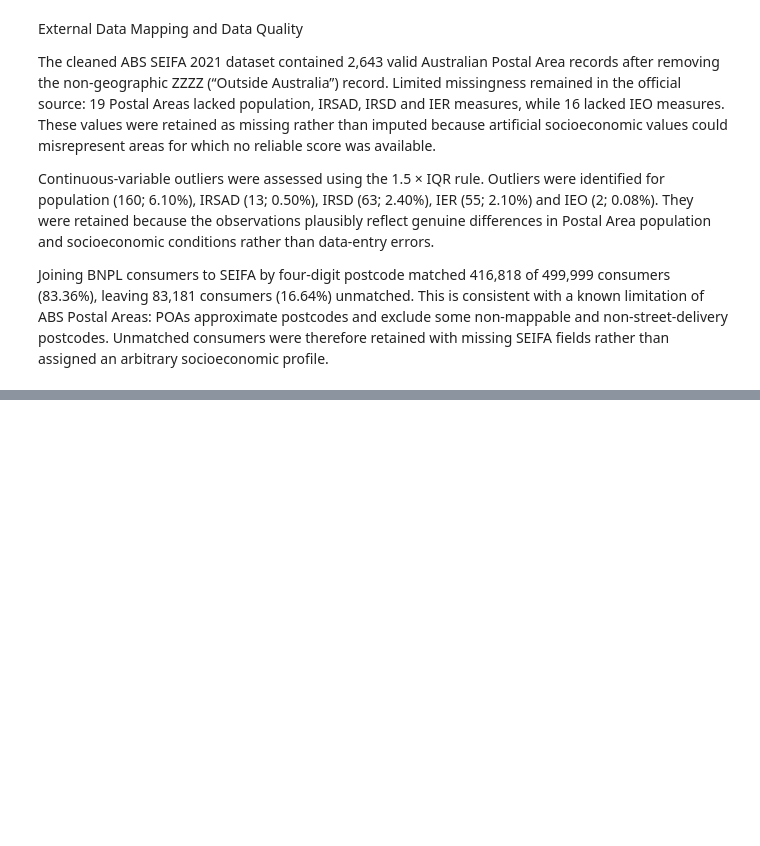
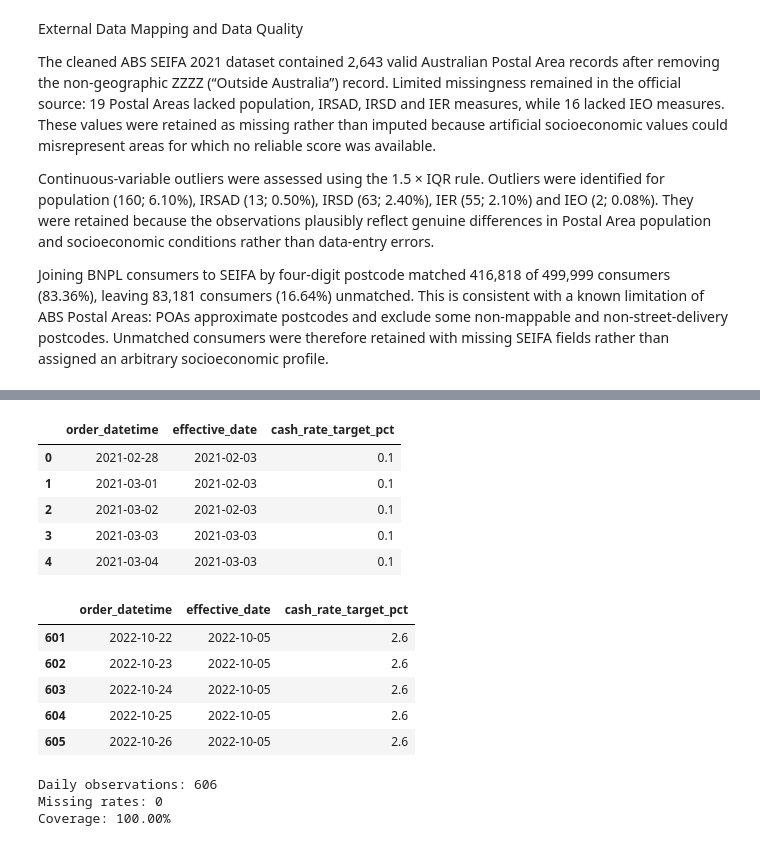
Before and after one commit to cat-vg19/project-2-group-buy-now-pay-later-industry-project-21, a Jupyter notebook: notebooks/externaldataset1.ipynb, the cells around one changed output, grey strips where cells are left out. Drawn from its saved outputs; the diff is of its cells as text; code cells hidden in the pictures; blank space fills up the shorter version.

```diff
--- a/notebooks/externaldataset1.ipynb
+++ b/notebooks/externaldataset1.ipynb
@@ -508,0 +636,52 @@ Joining BNPL consumers to SEIFA by four-digit postcode matched 416,818 of 499,99
+# %%
+# mapping RBA to BNPL to see if it satisfies conditions
+daily_dates = pd.DataFrame({
+    "order_datetime": pd.date_range(
+        start="2021-02-28",
+        end="2022-10-26",
+        freq="D"
+    )
+})
+
+rba_daily = pd.merge_asof(
+    daily_dates.sort_values("order_datetime"),
+    rba[
+        ["effective_date", "cash_rate_target_pct"]
+    ].sort_values("effective_date"),
+    left_on="order_datetime",
+    right_on="effective_date",
+    direction="backward"
+)
+
+display(rba_daily.head())
+display(rba_daily.tail())
+# %% [output]
+|  | order_datetime | effective_date | cash_rate_target_pct |
+| 0 | 2021-02-28 | 2021-02-03 | 0.1 |
+| 1 | 2021-03-01 | 2021-02-03 | 0.1 |
+| 2 | 2021-03-02 | 2021-02-03 | 0.1 |
+| 3 | 2021-03-03 | 2021-03-03 | 0.1 |
+| 4 | 2021-03-04 | 2021-03-03 | 0.1 |
+|  | order_datetime | effective_date | cash_rate_target_pct |
+| 601 | 2022-10-22 | 2022-10-05 | 2.6 |
+| 602 | 2022-10-23 | 2022-10-05 | 2.6 |
+| 603 | 2022-10-24 | 2022-10-05 | 2.6 |
+| 604 | 2022-10-25 | 2022-10-05 | 2.6 |
+| 605 | 2022-10-26 | 2022-10-05 | 2.6 |
+# %%
+# double checking
+print("Daily observations:", len(rba_daily))
+
+print(
+    "Missing rates:",
+    rba_daily["cash_rate_target_pct"].isna().sum()
+)
+
+print(
+    "Coverage:",
+    f"{rba_daily['cash_rate_target_pct'].notna().mean() * 100:.2f}%"
+)
+# %% [output]
+Daily observations: 606
+Missing rates: 0
+Coverage: 100.00%
```
Also changed, not shown: parts of 8 cells of this notebook, 1 other file.
